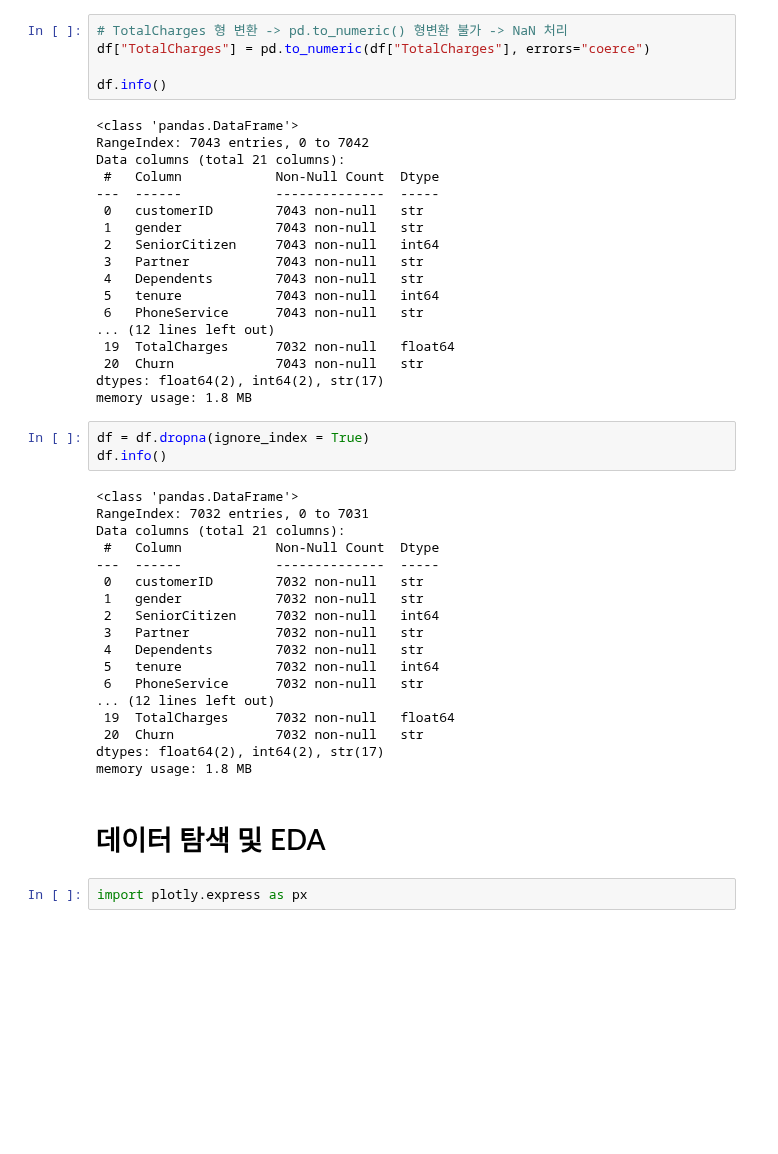
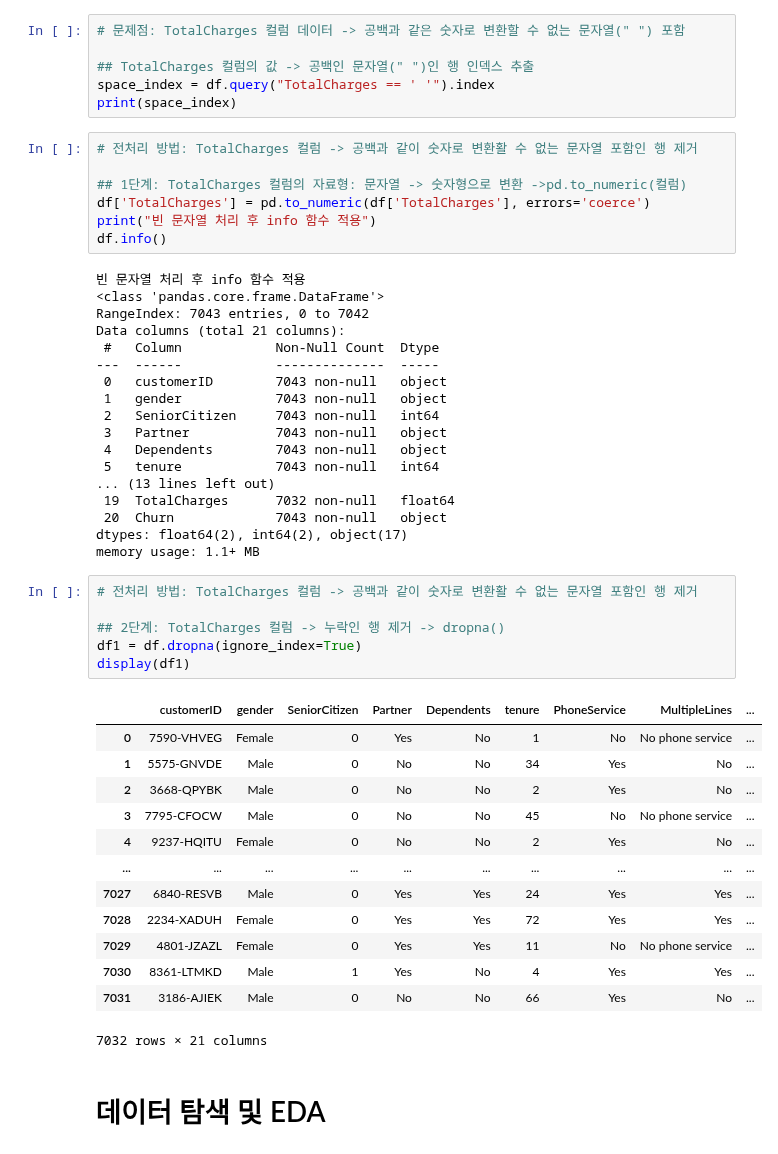
Before and after one commit to PangHee1027/SKN, a Jupyter notebook: SKN/머신러닝/고객이탈예측.ipynb, the cells around one changed output. Saved outputs shown, nothing was run; the diff lists cells and outputs as text; blank space fills up the shorter version.

```diff
--- a/SKN/머신러닝/고객이탈예측.ipynb
+++ b/SKN/머신러닝/고객이탈예측.ipynb
@@ -49,48 +56,53 @@ Index([488, 753, 936, 1082, 1340, 3331, 3826, 4380, 5218, 6670, 6754], dtype='in
+# %%
+# 문제점: TotalCharges 컬럼 데이터 -> 공백과 같은 숫자로 변환할 수 없는 문자열(" ") 포함
+
+## TotalCharges 컬럼의 값 -> 공백인 문자열(" ")인 행 인덱스 추출
+space_index = df.query("TotalCharges == ' '").index
+print(space_index)
 # %%
-# TotalCharges 형 변환 -> pd.to_numeric() 형변환 불가 -> NaN 처리
-df["TotalCharges"] = pd.to_numeric(df["TotalCharges"], errors="coerce")
+# 전처리 방법: TotalCharges 컬럼 -> 공백과 같이 숫자로 변환활 수 없는 문자열 포함인 행 제거
 
+## 1단계: TotalCharges 컬럼의 자료형: 문자열 -> 숫자형으로 변환 ->pd.to_numeric(컬럼)
+df['TotalCharges'] = pd.to_numeric(df['TotalCharges'], errors='coerce')
+print("빈 문자열 처리 후 info 함수 적용")
 df.info()
 # %% [output]
-<class 'pandas.DataFrame'>
+빈 문자열 처리 후 info 함수 적용
+<class 'pandas.core.frame.DataFrame'>
 RangeIndex: 7043 entries, 0 to 7042
 Data columns (total 21 columns):
  #   Column            Non-Null Count  Dtype
 ---  ------            --------------  -----
- 0   customerID        7043 non-null   str
- 1   gender            7043 non-null   str
+ 0   customerID        7043 non-null   object
+ 1   gender            7043 non-null   object
  2   SeniorCitizen     7043 non-null   int64
- 3   Partner           7043 non-null   str
- 4   Dependents        7043 non-null   str
+ 3   Partner           7043 non-null   object
+ 4   Dependents        7043 non-null   object
  5   tenure            7043 non-null   int64
- 6   PhoneService      7043 non-null   str
-... (12 lines left out)
+... (13 lines left out)
  19  TotalCharges      7032 non-null   float64
- 20  Churn             7043 non-null   str
-dtypes: float64(2), int64(2), str(17)
-memory usage: 1.8 MB
+ 20  Churn             7043 non-null   object
+dtypes: float64(2), int64(2), object(17)
+memory usage: 1.1+ MB
-# %%
-df = df.dropna(ignore_index = True)
-df.info()
-# %% [output]
-<class 'pandas.DataFrame'>
-RangeIndex: 7032 entries, 0 to 7031
-Data columns (total 21 columns):
- #   Column            Non-Null Count  Dtype
----  ------            --------------  -----
- 0   customerID        7032 non-null   str
- 1   gender            7032 non-null   str
- 2   SeniorCitizen     7032 non-null   int64
- 3   Partner           7032 non-null   str
- 4   Dependents        7032 non-null   str
- 5   tenure            7032 non-null   int64
- 6   PhoneService      7032 non-null   str
-... (12 lines left out)
- 19  TotalCharges      7032 non-null   float64
- 20  Churn             7032 non-null   str
-dtypes: float64(2), int64(2), str(17)
-memory usage: 1.8 MB
+# %%
+# 전처리 방법: TotalCharges 컬럼 -> 공백과 같이 숫자로 변환활 수 없는 문자열 포함인 행 제거
+
+## 2단계: TotalCharges 컬럼 -> 누락인 행 제거 -> dropna()
+df1 = df.dropna(ignore_index=True)
+display(df1)
+# %% [output]
+|  | customerID | gender | SeniorCitizen | Partner | Dependents | tenure | PhoneService | MultipleLines | ... |
+| 0 | 7590-VHVEG | Female | 0 | Yes | No | 1 | No | No phone service | ... |
+| 1 | 5575-GNVDE | Male | 0 | No | No | 34 | Yes | No | ... |
+| 2 | 3668-QPYBK | Male | 0 | No | No | 2 | Yes | No | ... |
+| 3 | 7795-CFOCW | Male | 0 | No | No | 45 | No | No phone service | ... |
+| 4 | 9237-HQITU | Female | 0 | No | No | 2 | Yes | No | ... |
+| ... | ... | ... | ... | ... | ... | ... | ... | ... | ... |
+| 7027 | 6840-RESVB | Male | 0 | Yes | Yes | 24 | Yes | Yes | ... |
+| 7028 | 2234-XADUH | Female | 0 | Yes | Yes | 72 | Yes | Yes | ... |
+| 7029 | 4801-JZAZL | Female | 0 | Yes | Yes | 11 | No | No phone service | ... |
+| 7030 | 8361-LTMKD | Male | 1 | Yes | No | 4 | Yes | Yes | ... |
+| 7031 | 3186-AJIEK | Male | 0 | No | No | 66 | Yes | No | ... |
+7032 rows × 21 columns
 # %% [markdown]
 # 데이터 탐색 및 EDA
-# %%
-import plotly.express as px
```
Also changed, not shown: parts of 104 cells of this notebook, 19 other files.
